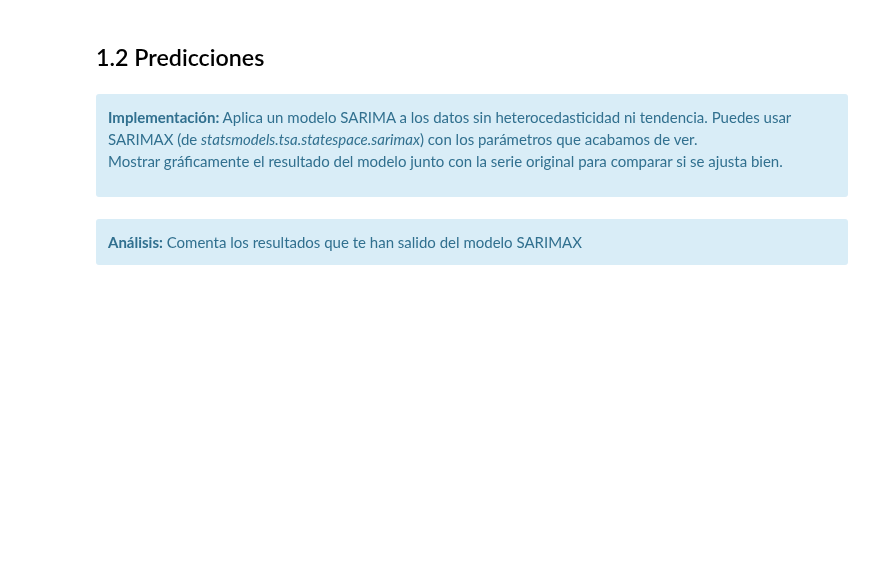
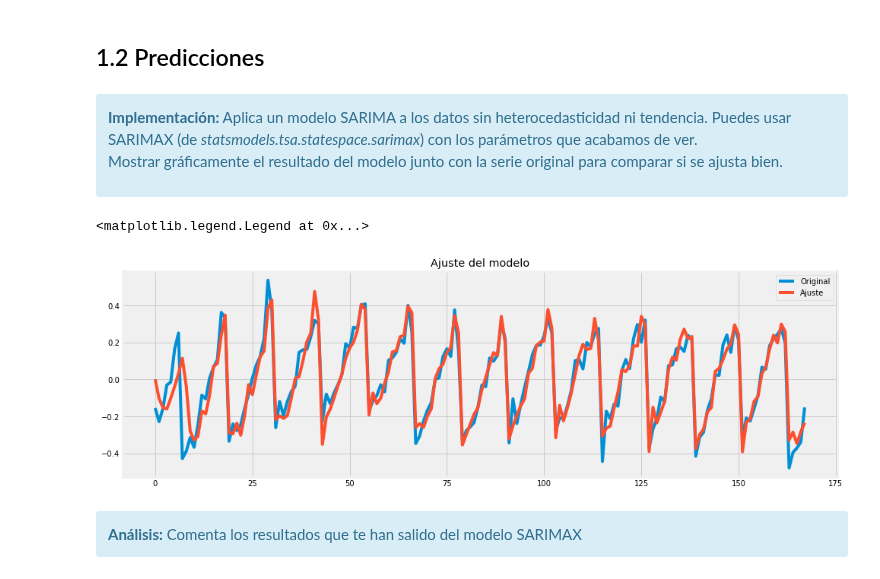
Before and after one commit to mariousm/Data-Science-Master, a Jupyter notebook: 2021-22/PrimerSemestre/Mineria/PEC4/UbiernaSanMamesMario_PEC4.ipynb, the cells around one changed output. Saved outputs shown, nothing was run; the diff lists cells and outputs as text; code cells hidden in the pictures; blank space fills up the shorter version.

Commit message:
MINERIA: PEC4 - Creación del modelo SARIMAX

```diff
--- a/2021-22/PrimerSemestre/Mineria/PEC4/UbiernaSanMamesMario_PEC4.ipynb
+++ b/2021-22/PrimerSemestre/Mineria/PEC4/UbiernaSanMamesMario_PEC4.ipynb
@@ -372,6 +381,20 @@ Como hemos visto en el apartado anterior, el ciclo es 12, con lo cual s = 12.
 
 Mostrar gráficamente el resultado del modelo junto con la serie original para comparar si se ajusta bien.
 </div>
+# %%
+model_sarimax = SARIMAX(train_log_pure, order=(1,0,2), seasonal_order=(2,0,2,12))
+
+resultado_modelo = model_sarimax.fit()
+resultado_modelo = resultado_modelo.fittedvalues
+
+fig, ax = plt.subplots(1, 1, figsize=(15, 5))
+ax.plot(X, train_log_pure)
+ax.plot(X, resultado_modelo)
+plt.title("Ajuste del modelo")
+plt.legend(["Original", "Ajuste"])
+# %% [output]
+<matplotlib.legend.Legend at 0x...>
+[figure, added]
 # %% [markdown]
 <div class="alert alert-block alert-info">
 <strong>Análisis:</strong> Comenta los resultados que te han salido del modelo SARIMAX
```
Also changed, not shown: parts of 4 cells of this notebook.
